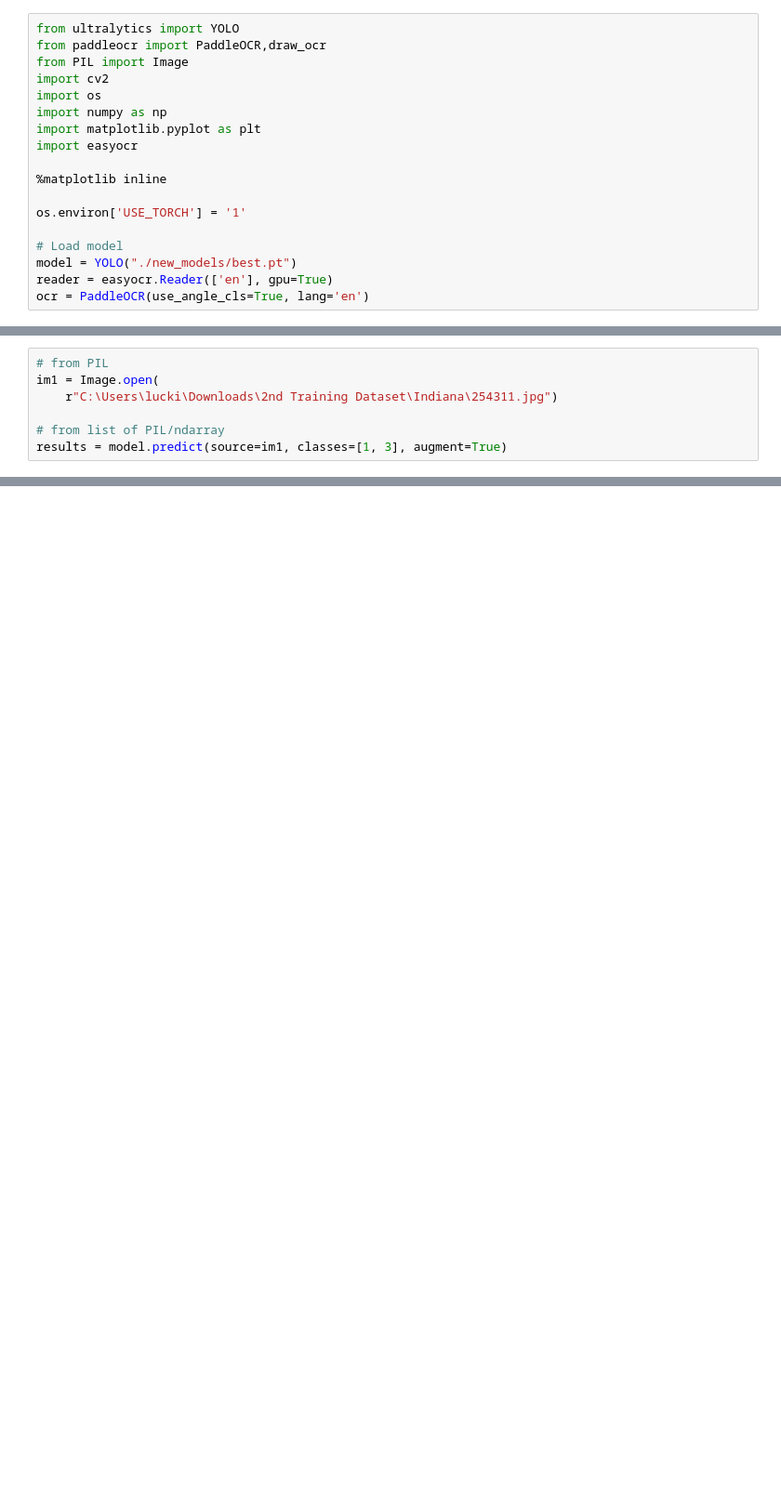
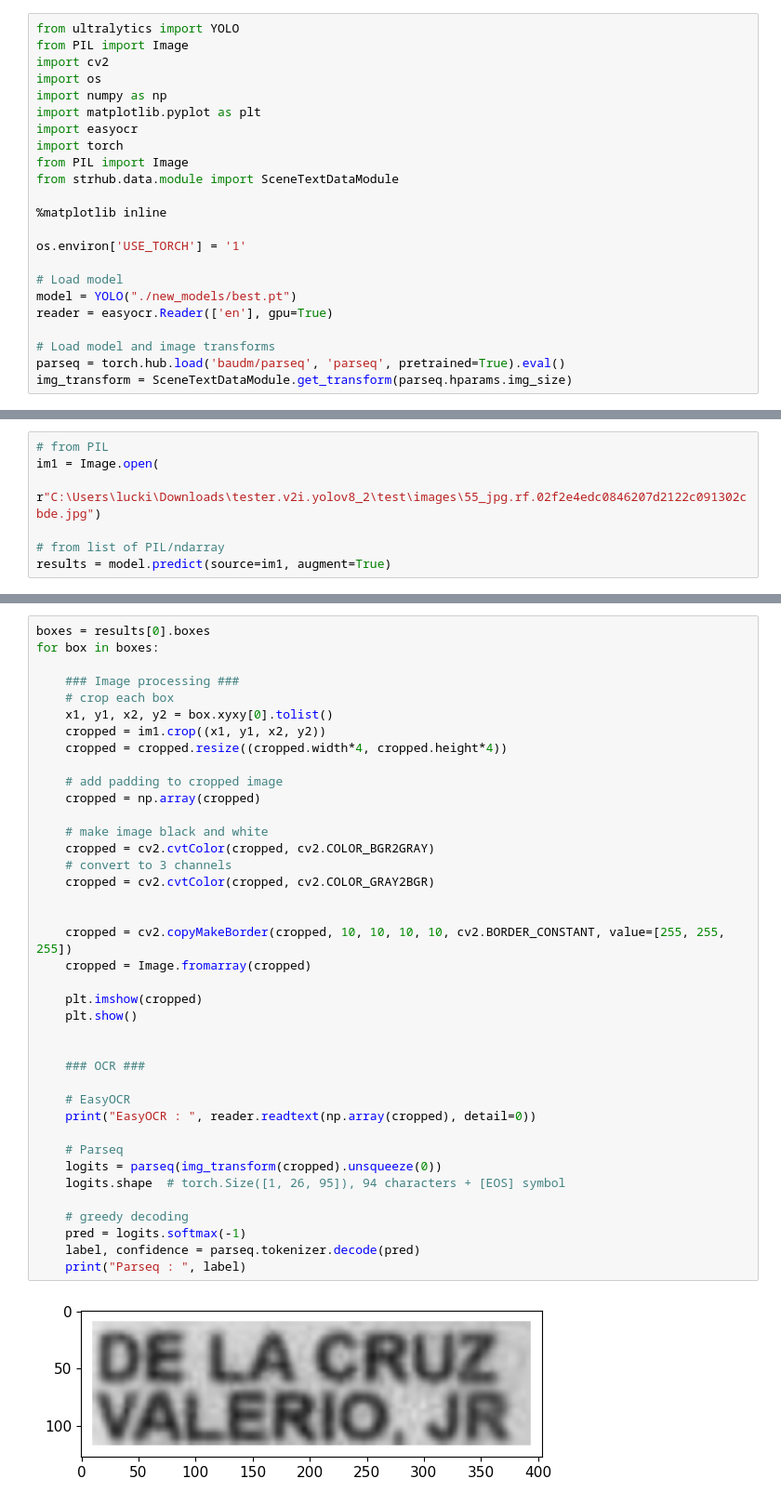
Before and after one commit to lucky-verma/US-Driver-License-data-extraction, a Jupyter notebook: YOLO-v8/rough.ipynb, the cells around one changed output, grey strips where cells are left out. Shown at 93% size. Drawn from its saved outputs; the diff is of its cells as text; blank space fills up the shorter version.

Commit message:
streamlit app to compare: [EasyOCR, Parseq]

```diff
--- a/YOLO-v8/rough.ipynb
+++ b/YOLO-v8/rough.ipynb
@@ -1,12 +1,14 @@
 # %%
 from ultralytics import YOLO
-from paddleocr import PaddleOCR,draw_ocr
 from PIL import Image
 import cv2
 import os
 import numpy as np
 import matplotlib.pyplot as plt
 import easyocr
+import torch
+from PIL import Image
+from strhub.data.module import SceneTextDataModule
 
 %matplotlib inline
 
@@ -15,5 +17,8 @@ os.environ['USE_TORCH'] = '1'
 # Load model
 model = YOLO("./new_models/best.pt")
 reader = easyocr.Reader(['en'], gpu=True)
-ocr = PaddleOCR(use_angle_cls=True, lang='en')
+
+# Load model and image transforms
+parseq = torch.hub.load('baudm/parseq', 'parseq', pretrained=True).eval()
+img_transform = SceneTextDataModule.get_transform(parseq.hparams.img_size)
 # %% [output]
@@ -21,8 +26,8 @@ ocr = PaddleOCR(use_angle_cls=True, lang='en')
 # %%
 # from PIL
 im1 = Image.open(
-    r"C:\Users\lucki\Downloads\2nd Training Dataset\Indiana\254311.jpg")
+    r"C:\Users\lucki\Downloads\tester.v2i.yolov8_2\test\images\55_jpg.rf.02f2e4edc0846207d2122c091302cbde.jpg")
 
 # from list of PIL/ndarray
-results = model.predict(source=im1, classes=[1, 3], augment=True)
+results = model.predict(source=im1, augment=True)
 # %% [output]
@@ -76,0 +36,41 @@ RuntimeError: (PreconditionNotMet) The third-party dynamic library (cudnn64_7.dl
+# %%
+boxes = results[0].boxes
+for box in boxes:
+
+    ### Image processing ###
+    # crop each box
+    x1, y1, x2, y2 = box.xyxy[0].tolist()
+    cropped = im1.crop((x1, y1, x2, y2))
+    cropped = cropped.resize((cropped.width*4, cropped.height*4))
+
+    # add padding to cropped image
+    cropped = np.array(cropped)
+
+    # make image black and white
+    cropped = cv2.cvtColor(cropped, cv2.COLOR_BGR2GRAY)
+    # convert to 3 channels
+    cropped = cv2.cvtColor(cropped, cv2.COLOR_GRAY2BGR)
+
+
+    cropped = cv2.copyMakeBorder(cropped, 10, 10, 10, 10, cv2.BORDER_CONSTANT, value=[255, 255, 255])
+    cropped = Image.fromarray(cropped)
+
+    plt.imshow(cropped)
+    plt.show()
+
+
+    ### OCR ###
+
+    # EasyOCR
+    print("EasyOCR : ", reader.readtext(np.array(cropped), detail=0))
+
+    # Parseq
+    logits = parseq(img_transform(cropped).unsqueeze(0))
+    logits.shape  # torch.Size([1, 26, 95]), 94 characters + [EOS] symbol
+
+    # greedy decoding
+    pred = logits.softmax(-1)
+    label, confidence = parseq.tokenizer.decode(pred)
+    print("Parseq : ", label)
+# %% [output]
+[figure, added]
```
Also changed, not shown: parts of 5 cells of this notebook, 2 other files.
